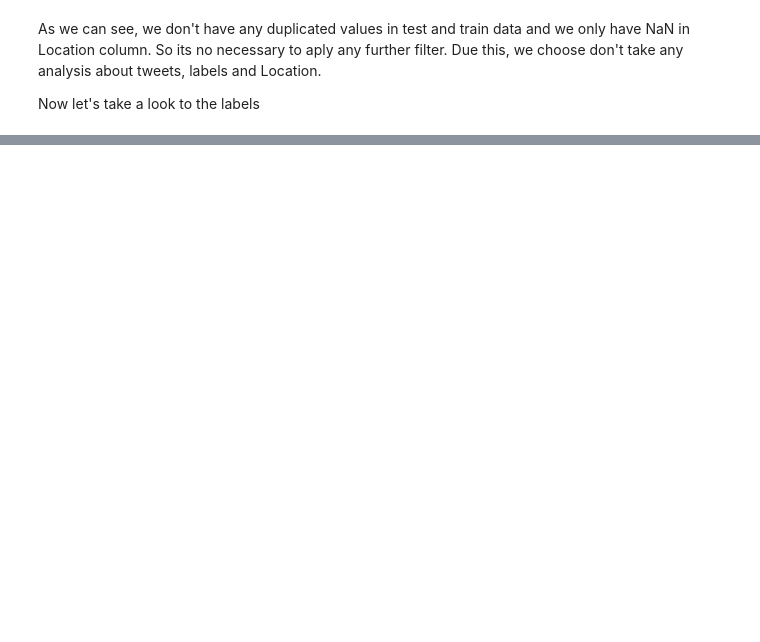
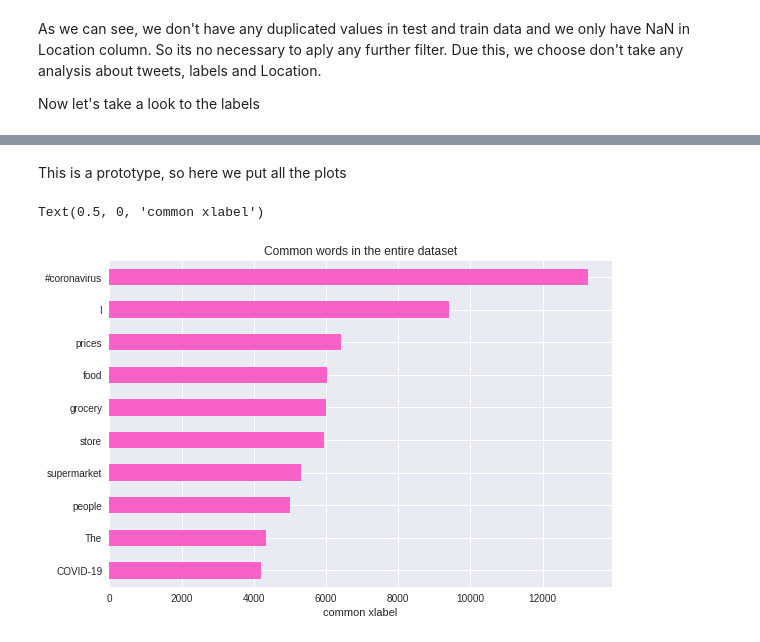
Before and after one commit to EnriqueGap/covid-text_classification, a Jupyter notebook: analysis.ipynb, the cells around one changed output, grey strips where cells are left out. Drawn from its saved outputs; the diff is of its cells as text; code cells hidden in the pictures; blank space fills up the shorter version.

```diff
--- a/analysis.ipynb
+++ b/analysis.ipynb
@@ -91,0 +141,28 @@ Name: Sentiment, dtype: int64
+# %%
+#stopwords from ntlk
+stop = set(stopwords.words('english'))
+# from all the tweets
+words=data['OriginalTweet'].str.split()
+def common_words(words):
+    new_row=[]
+    for word in words:
+        if word not in stop:
+            new_row.append(word)
+    return new_row
+# remember: map(function, input)
+data['Filter words']=list(map(common_words,words))
+# a new column is created, Filter words
+# %% [markdown]
+This is a prototype, so here we put all the plots
+# %%
+# common words for each class
+bag_of_words=[]
+for list in data['Filter words']:
+    bag_of_words.extend(list)
+countdata=pd.value_counts(np.array(bag_of_words))
+ax=countdata[:10].plot(kind='barh',color=purple,title="Common words in the entire dataset", figsize=(9,6))
+ax.invert_yaxis()
+ax.set_xlabel('common xlabel')
+# %% [output]
+Text(0.5, 0, 'common xlabel')
+[figure, added]
```
Also changed, not shown: parts of 13 cells of this notebook.
